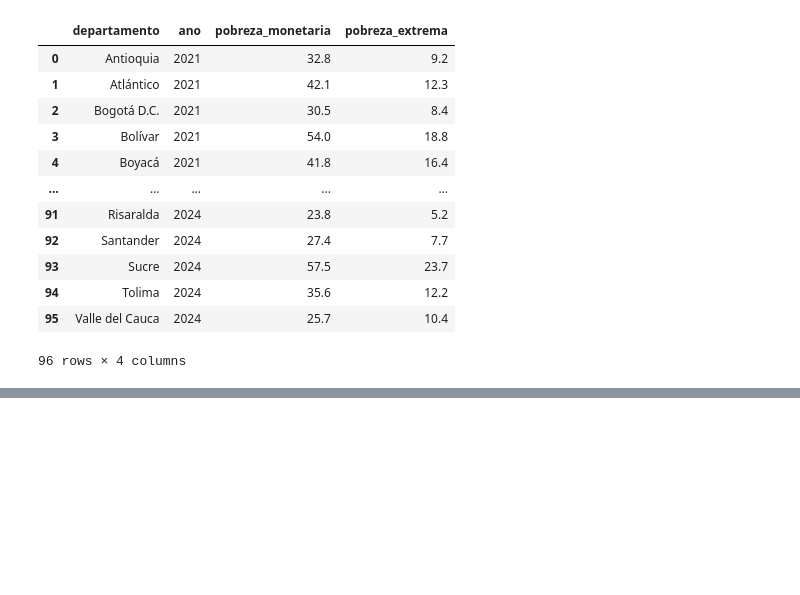
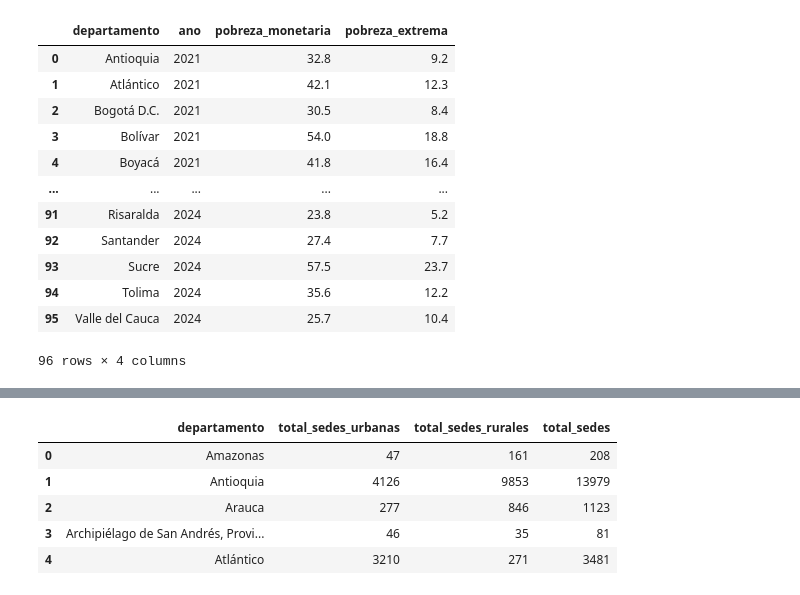
Before and after one commit to emily-escudero/Analitica-Educacion-rural, a Jupyter notebook: Entrega2EducacionRural.ipynb, the cells around one changed output, grey strips where cells are left out. Drawn from its saved outputs; the diff is of its cells as text; code cells hidden in the pictures; blank space fills up the shorter version.

```diff
--- a/Entrega2EducacionRural.ipynb
+++ b/Entrega2EducacionRural.ipynb
@@ -237,3 +237,22 @@ Final DataFrame with Pobreza Monetaria and Pobreza Extrema (2021-2024):
 | 94 | Tolima | 2024 | 35.6 | 12.2 |
 | 95 | Valle del Cauca | 2024 | 25.7 | 10.4 |
 96 rows × 4 columns
+# %%
+import pandas as pd
+import requests
+
+# Define the raw GitHub URL for the new Excel file
+excel_formal_url = "https://github.com/emily-escudero/Analitica-Educacion-rural/raw/main/anex-educacionformal.xlsx"
+
+# Define the local path to save the new Excel file
+excel_formal_file_path = "anex-educacionformal.xlsx"
+
+# Download the Excel file
+print(f"Downloading {excel_formal_url}...")
+response = requests.get(excel_formal_url)
+response.raise_for_status() # Raise an HTTPError for bad responses (4xx or 5xx)
+
+with open(excel_formal_file_path, 'wb') as f:
+    f.write(response.content)
+
+print(f"File downloaded to {excel_formal_file_path}")
@@ -239,0 +269,67 @@ Final DataFrame with Pobreza Monetaria and Pobreza Extrema (2021-2024):
+# %%
+# Load the 'Sedes_nivel educativo_zona' sheet
+
+# 1. Read the headers for urban/rural categories (from row 17, B17:K17)
+category_headers = pd.read_excel(
+    excel_formal_file_path,
+    sheet_name='Sedes_nivel educativo_zona',
+    header=None,
+    skiprows=16, # Skip rows 0-15, so start reading from row 17 (index 16)
+    nrows=1,     # Read only this one row for headers
+    usecols='B:K' # Columns B to K
+)
+raw_category_names = category_headers.iloc[0].tolist()
+
+# Define explicit column names based on their type (Urban/Rural)
+# The first 5 raw category names are for Urban, the next 5 are for Rural.
+explicit_urban_cols = [f'U_{name}' for name in raw_category_names[:5]] # e.g., U_Preescolar
+explicit_rural_cols = [f'R_{name}' for name in raw_category_names[5:]] # e.g., R_Preescolar
+all_data_columns_for_numerical_data = explicit_urban_cols + explicit_rural_cols
+
+
+# 2. Read the department names (from A19 to A51)
+departamento_data = pd.read_excel(
+    excel_formal_file_path,
+    sheet_name='Sedes_nivel educativo_zona',
+    header=None,
+    skiprows=18, # Skip rows 0-17, so start reading from row 19 (index 18)
+    nrows=33,    # Read 33 rows (from A19 to A51)
+    usecols='A'  # Only column A for departments
+)
+departamento_list = departamento_data.iloc[:, 0].tolist()
+
+# 3. Read the actual numerical data block for urban/rural counts (from B19 to K51)
+numerical_data = pd.read_excel(
+    excel_formal_file_path,
+    sheet_name='Sedes_nivel educativo_zona',
+    header=None, # No header in this read, we'll assign it manually
+    skiprows=18, # Skip rows 0-17, so start reading from row 19 (index 18)
+    nrows=33,    # Read 33 rows of data (from row 19 to row 51)
+    usecols='B:K' # Columns B to K
+)
+
+# Assign the explicitly constructed unique column names
+numerical_data.columns = all_data_columns_for_numerical_data
+
+# Assemble the df_instituciones DataFrame
+df_instituciones_temp = pd.DataFrame(numerical_data)
+df_instituciones_temp.insert(0, 'departamento', departamento_list)
+
+# Fill any potential NaN values in numeric columns with 0
+df_instituciones_temp.iloc[:, 1:] = df_instituciones_temp.iloc[:, 1:].fillna(0)
+
+
+
+df_instituciones = pd.DataFrame({
+    'departamento': df_instituciones_temp['departamento'],
+    'total_sedes_urbanas': df_instituciones_temp[explicit_urban_cols].sum(axis=1),
+    'total_sedes_rurales': df_instituciones_temp[explicit_rural_cols].sum(axis=1)
+})
+
+df_instituciones['total_sedes'] = df_instituciones['total_sedes_urbanas'] + df_instituciones['total_sedes_rurales']
+
+# Display the final DataFrame to confirm the correction
+print("Total de Instituciones Urbanas y Rurales por Departamento:")
+display(df_instituciones.head())
+display(df_instituciones.tail())
+# %% [output]
@@ -239,0 +337,6 @@ Final DataFrame with Pobreza Monetaria and Pobreza Extrema (2021-2024):
+|  | departamento | total_sedes_urbanas | total_sedes_rurales | total_sedes |
+| 0 | Amazonas | 47 | 161 | 208 |
+| 1 | Antioquia | 4126 | 9853 | 13979 |
+| 2 | Arauca | 277 | 846 | 1123 |
+| 3 | Archipiélago de San Andrés, Provi... | 46 | 35 | 81 |
+| 4 | Atlántico | 3210 | 271 | 3481 |
```
Also changed, not shown: parts of 3 cells of this notebook.
